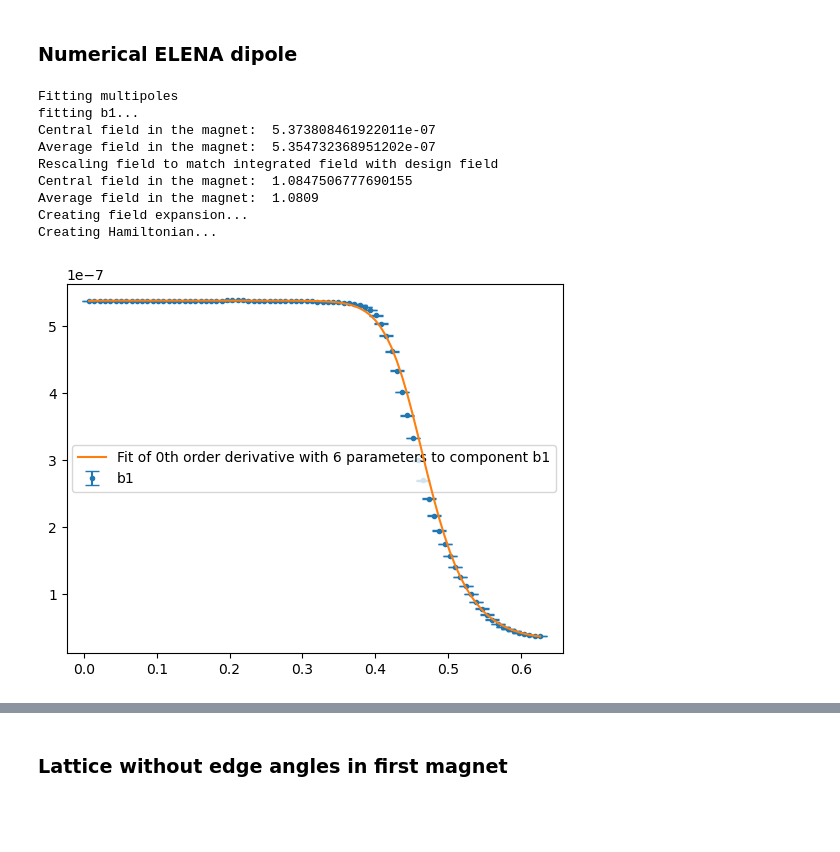
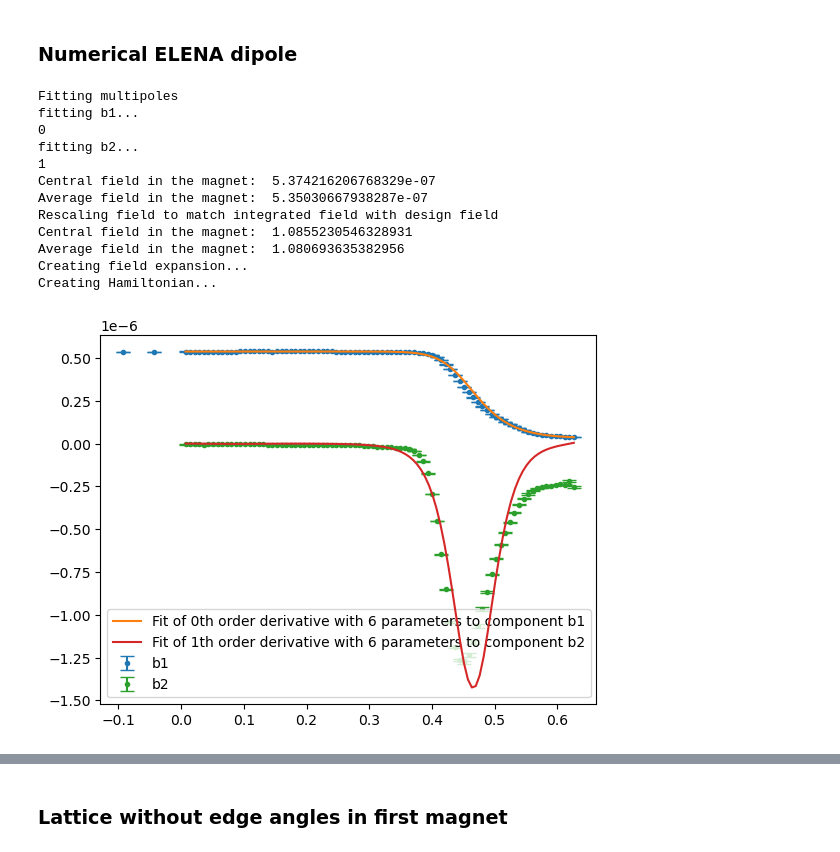
Before and after one commit to xsuite/bpmeth, a Jupyter notebook: examples/ELENA/ring/ELENA_with_numerical_dipoles.ipynb, the cells around one changed output, grey strips where cells are left out. Cells and saved outputs as stored; diff of their text form; code cells hidden in the pictures; blank space fills up the shorter version.

Commit message:
improved DipoleFromFieldmap, added integrated fields in Fieldmap

```diff
--- a/examples/ELENA/ring/ELENA_with_numerical_dipoles.ipynb
+++ b/examples/ELENA/ring/ELENA_with_numerical_dipoles.ipynb
@@ -64,18 +64,22 @@ hgap = apt/2
 theta_E = 17/180*np.pi
 B = 5.3810e-07
 Brho = B*rho
+design_field=1/rho*1.001803
 # %%
 data = np.loadtxt("../dipole/ELENA_fieldmap.csv", skiprows=1, delimiter=",")[:, [0,1,2,7,8,9]]
 # %%
-dipole = bpmeth.DipoleFromFieldmap(data, 1/rho, l_magn, design_field=1.0809, shape="enge", hgap=apt/2, apt=apt, radius=0.05, order=1, plot=True, nphi=2)
+dipole = bpmeth.DipoleFromFieldmap(data, 1/rho, l_magn, design_field=design_field, shape="enge", hgap=apt/2, apt=apt, radius=0.05, order=2, plot=True, nphi=2)
 # %% [output]
 Fitting multipoles
 fitting b1...
-Central field in the magnet:  5.373808461922011e-07
-Average field in the magnet:  5.354732368951202e-07
+0
+fitting b2...
+1
+Central field in the magnet:  5.374216206768329e-07
+Average field in the magnet:  5.35030667938287e-07
 Rescaling field to match integrated field with design field
-Central field in the magnet:  1.0847506777690155
-Average field in the magnet:  1.0809
+Central field in the magnet:  1.0855230546328931
+Average field in the magnet:  1.080693635382956
 Creating field expansion...
 Creating Hamiltonian...
-[figure, old version]
+[figure, new version]
```
Also changed, not shown: parts of 18 cells of this notebook, 3 other files.
